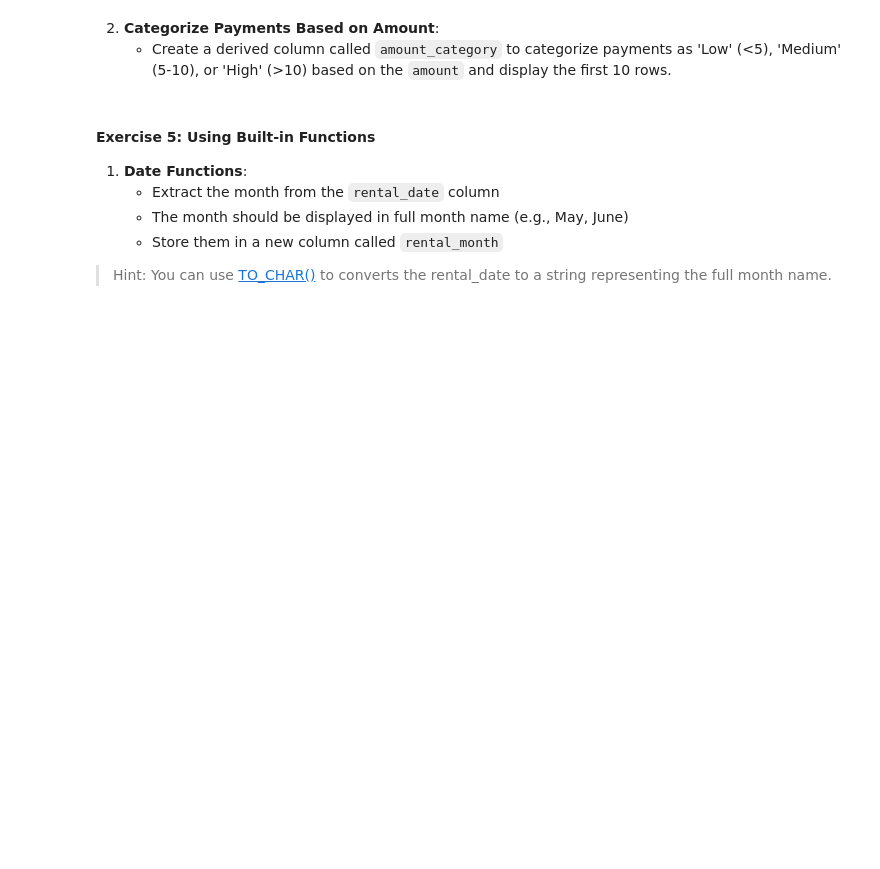
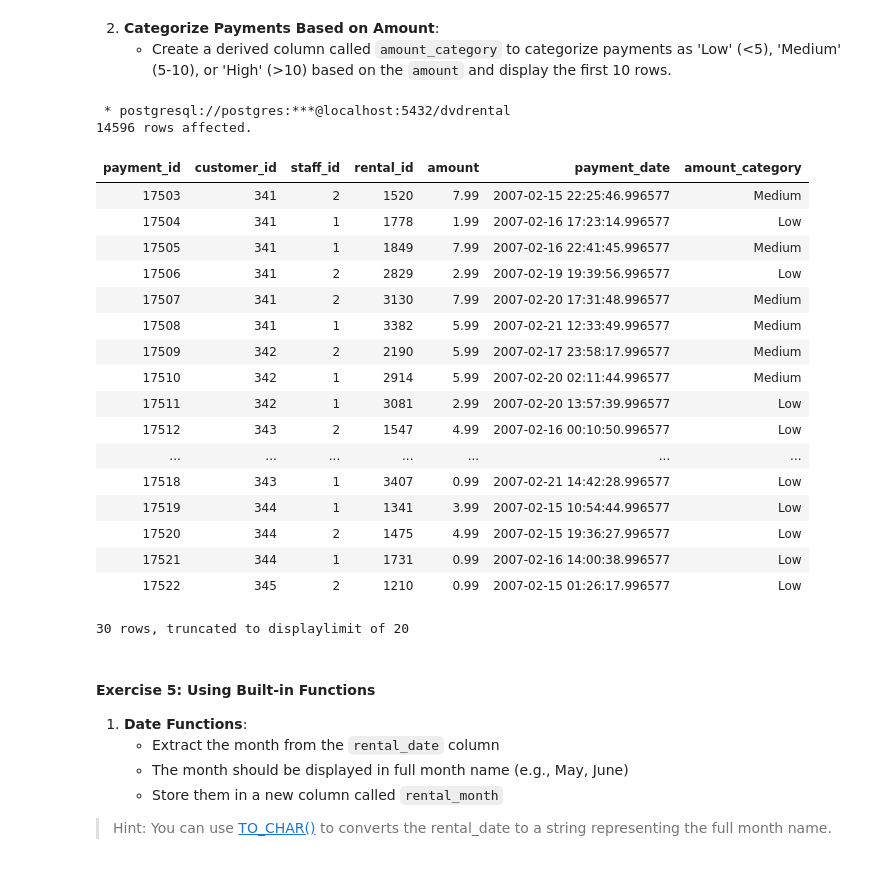
Before and after one commit to TRU-DASC/tru-dasc-5410-dasc5410_worksheet3-dasc5410_worksheet3-1, a Jupyter notebook: worksheet3.ipynb, the cells around one changed output. Saved outputs shown, nothing was run; the diff lists cells and outputs as text; code cells hidden in the pictures; blank space fills up the shorter version.

```diff
--- a/worksheet3.ipynb
+++ b/worksheet3.ipynb
@@ -252,3 +326,35 @@ WHERE first_name NOT LIKE '%e' AND last_name LIKE 'E%'
+# %%
+%%sql
+SELECT
+   *,
+   CASE
+      WHEN amount<5 THEN 'Low'
+      WHEN 5<=amount and amount<=10 THEN 'Medium'
+      WHEN amount>10 THEN 'High'
+      ELSE Null
+   END AS amount_category
+FROM payment
+# %% [output]
+ * postgresql://postgres:***@localhost:5432/dvdrental
+14596 rows affected.
+| payment_id | customer_id | staff_id | rental_id | amount | payment_date | amount_category |
+| 17503 | 341 | 2 | 1520 | 7.99 | 2007-02-15 22:25:46.996577 | Medium |
+| 17504 | 341 | 1 | 1778 | 1.99 | 2007-02-16 17:23:14.996577 | Low |
+| 17505 | 341 | 1 | 1849 | 7.99 | 2007-02-16 22:41:45.996577 | Medium |
+| 17506 | 341 | 2 | 2829 | 2.99 | 2007-02-19 19:39:56.996577 | Low |
+| 17507 | 341 | 2 | 3130 | 7.99 | 2007-02-20 17:31:48.996577 | Medium |
+| 17508 | 341 | 1 | 3382 | 5.99 | 2007-02-21 12:33:49.996577 | Medium |
+| 17509 | 342 | 2 | 2190 | 5.99 | 2007-02-17 23:58:17.996577 | Medium |
+| 17510 | 342 | 1 | 2914 | 5.99 | 2007-02-20 02:11:44.996577 | Medium |
+| 17511 | 342 | 1 | 3081 | 2.99 | 2007-02-20 13:57:39.996577 | Low |
+| 17512 | 343 | 2 | 1547 | 4.99 | 2007-02-16 00:10:50.996577 | Low |
+| ... | ... | ... | ... | ... | ... | ... |
+| 17518 | 343 | 1 | 3407 | 0.99 | 2007-02-21 14:42:28.996577 | Low |
+| 17519 | 344 | 1 | 1341 | 3.99 | 2007-02-15 10:54:44.996577 | Low |
+| 17520 | 344 | 2 | 1475 | 4.99 | 2007-02-15 19:36:27.996577 | Low |
+| 17521 | 344 | 1 | 1731 | 0.99 | 2007-02-16 14:00:38.996577 | Low |
+| 17522 | 345 | 2 | 1210 | 0.99 | 2007-02-15 01:26:17.996577 | Low |
+30 rows, truncated to displaylimit of 20
 # %% [markdown]
 
 
```
Also changed, not shown: parts of 13 cells of this notebook.
